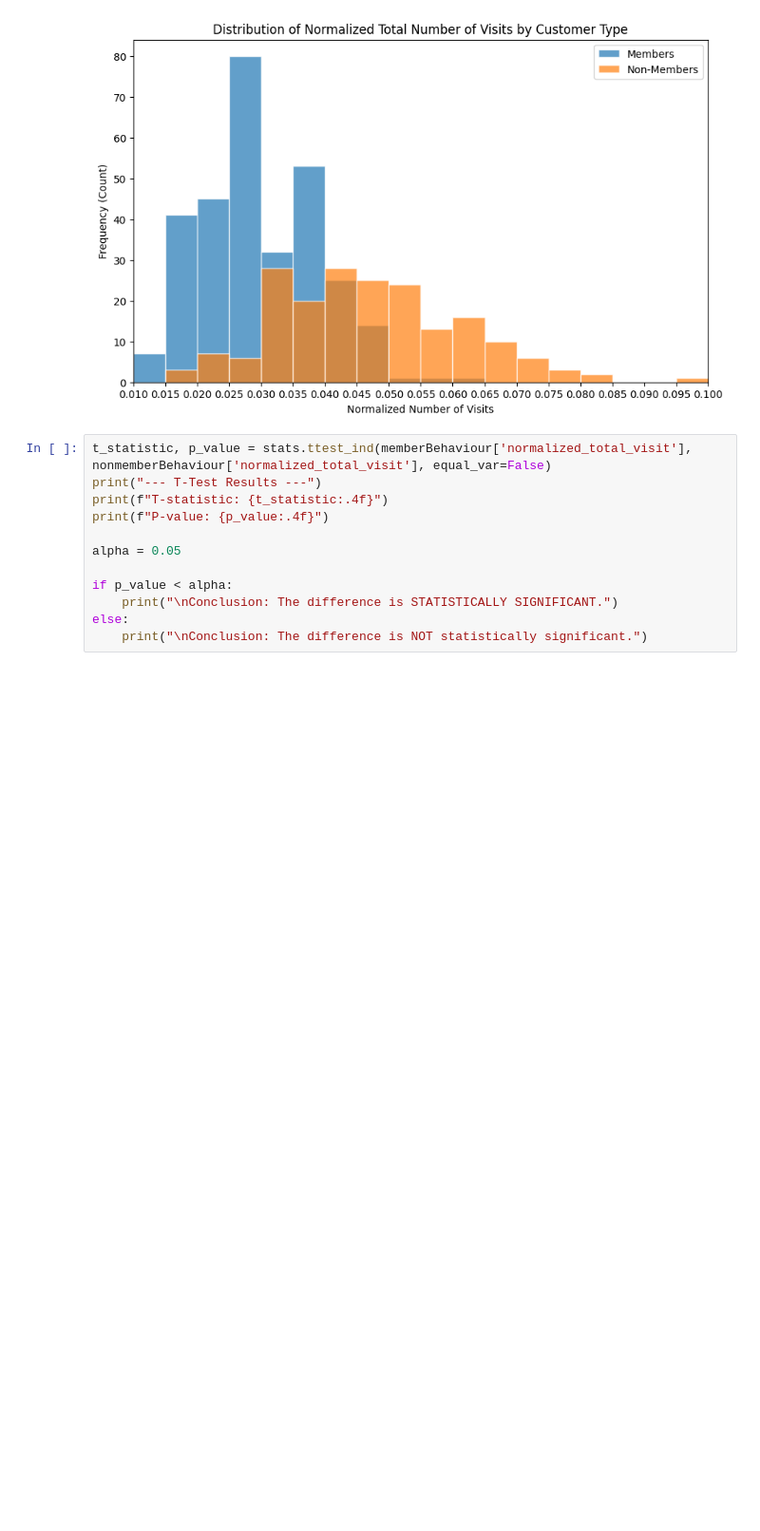
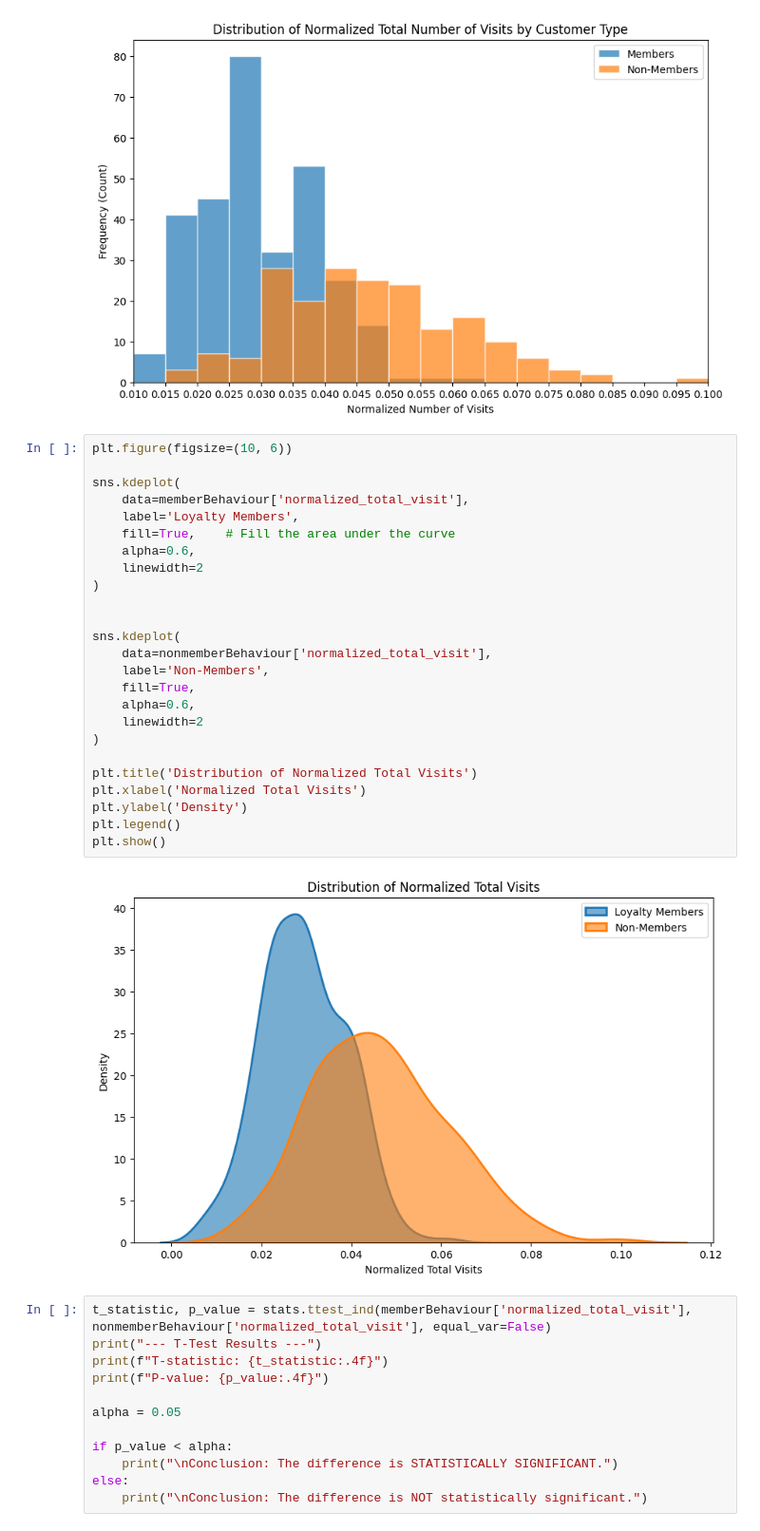
Before and after one commit to ringrongree/calian-casecomp, a Jupyter notebook: loyalty_program_effectiveness.ipynb, the cells around one changed output. Shown at 95% size. Saved outputs shown, nothing was run; the diff lists cells and outputs as text; blank space fills up the shorter version.

Commit message:
updated a chart

```diff
--- a/loyalty_program_effectiveness.ipynb
+++ b/loyalty_program_effectiveness.ipynb
@@ -186,6 +186,33 @@ plt.legend()
 plt.show()
 # %% [output]
 [figure]
+# %%
+plt.figure(figsize=(10, 6))
+
+sns.kdeplot(
+    data=memberBehaviour['normalized_total_visit'],
+    label='Loyalty Members',
+    fill=True,    # Fill the area under the curve
+    alpha=0.6,
+    linewidth=2
+)
+
+
+sns.kdeplot(
+    data=nonmemberBehaviour['normalized_total_visit'],
+    label='Non-Members',
+    fill=True,
+    alpha=0.6,
+    linewidth=2
+)
+
+plt.title('Distribution of Normalized Total Visits')
+plt.xlabel('Normalized Total Visits')
+plt.ylabel('Density')
+plt.legend()
+plt.show()
+# %% [output]
+[figure, added]
 # %%
 t_statistic, p_value = stats.ttest_ind(memberBehaviour['normalized_total_visit'], nonmemberBehaviour['normalized_total_visit'], equal_var=False)
 print("--- T-Test Results ---")
```
